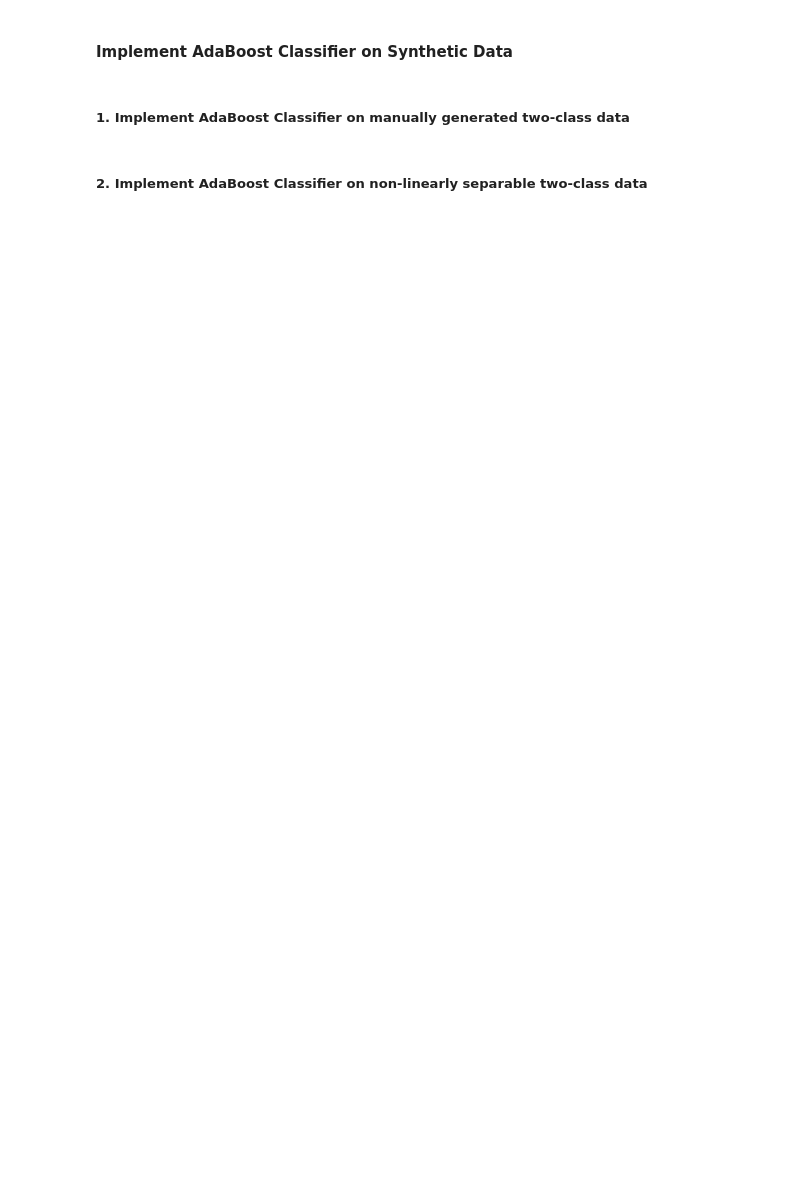
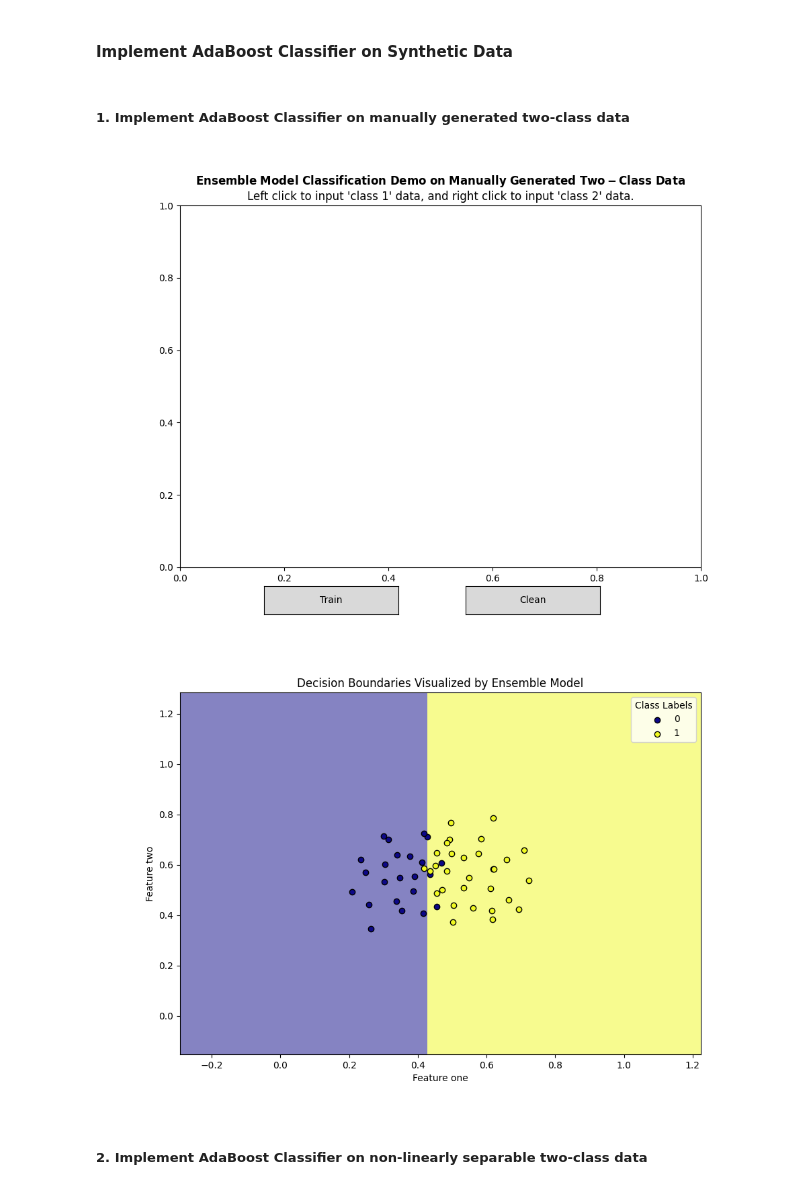
Before and after one commit to XingshengXu/Machine-Learning-Projects, a Jupyter notebook: Ensemble Learning/AdaBoost_demo.ipynb, the cells around one changed output. Drawn from its saved outputs; the diff is of its cells as text; code cells hidden in the pictures; blank space fills up the shorter version.

```diff
--- a/Ensemble Learning/AdaBoost_demo.ipynb
+++ b/Ensemble Learning/AdaBoost_demo.ipynb
@@ -10,6 +9,12 @@ from Ensemble_Learning import AdaBoostClassifier
 from ensemble_utils import *
 # %% [markdown]
 ##### 1. Implement AdaBoost Classifier on manually generated two-class data
+# %%
+%matplotlib widget
+interactive_data_collection_classification('adaboost')
+# %% [output]
+[figure, added]
+[figure, added]
 # %% [markdown]
 ##### 2. Implement AdaBoost Classifier on non-linearly separable two-class data
 # %%
```
Also changed, not shown: parts of 3 cells of this notebook, 8 other files.
